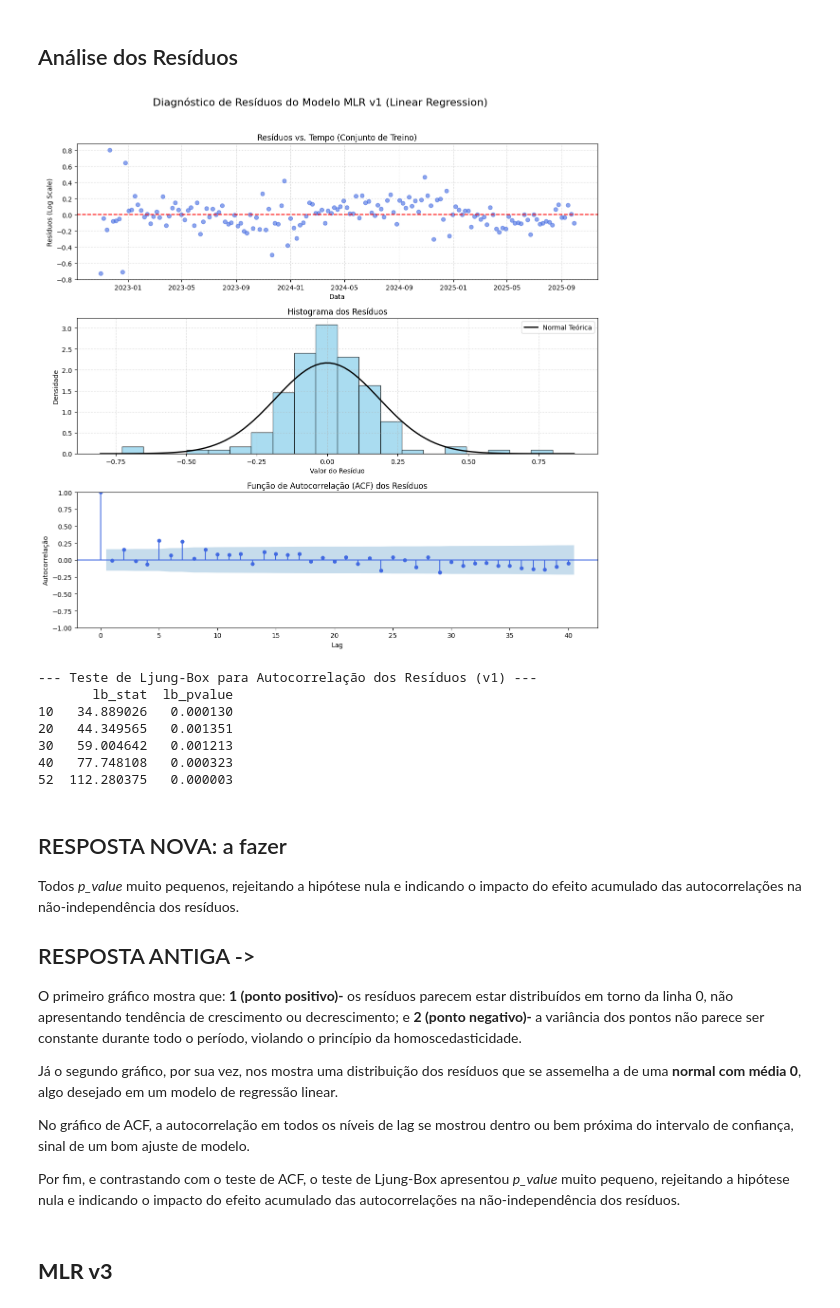
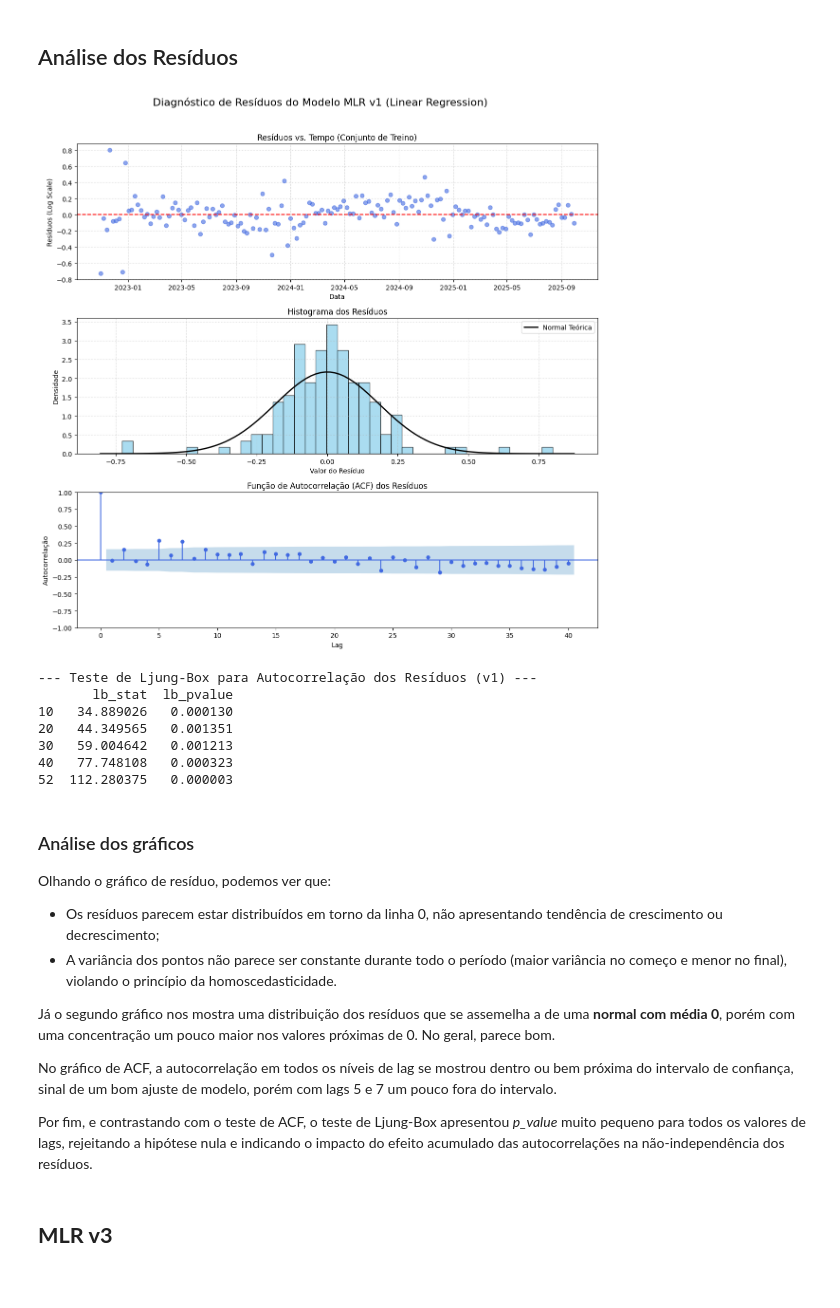
Before and after one commit to Vinasque/series_temporais, a Jupyter notebook: trabalho_a2.ipynb, the cells around one changed output. Cells and saved outputs as stored; diff of their text form; code cells hidden in the pictures.

```diff
--- a/trabalho_a2.ipynb
+++ b/trabalho_a2.ipynb
@@ -709,35 +709,35 @@ axs[0].set_xlabel('Data')
 axs[0].set_ylabel('Resíduos (Log Scale)')
 axs[0].grid(True, linestyle=':', alpha=0.7)
 
 # B. Histograma dos resíduos com Curva Normal
-axs[1].hist(residuos, bins=20, density=True, edgecolor='k', alpha=0.7, color='skyblue')
+axs[1].hist(residuos, bins=40, density=True, edgecolor='k', alpha=0.7, color='skyblue')
 xmin, xmax = axs[1].get_xlim()
 x = np.linspace(xmin, xmax, 100)
 p = stats.norm.pdf(x, residuos.mean(), residuos.std())
 axs[1].plot(x, p, 'k', linewidth=2, label='Normal Teórica')
 
 axs[1].set_title('Histograma dos Resíduos')
 axs[1].set_xlabel('Valor do Resíduo')
 axs[1].set_ylabel('Densidade')
 axs[1].legend()
 axs[1].grid(True, linestyle=':', alpha=0.7)
 
 # C. Função de autocorrelação (ACF) dos resíduos
 sm.graphics.tsa.plot_acf(residuos, lags=40, ax=axs[2], color='royalblue', vlines_kwargs={"colors": "royalblue"})
 axs[2].set_title('Função de Autocorrelação (ACF) dos Resíduos')
 axs[2].set_xlabel('Lag')
 axs[2].set_ylabel('Autocorrelação')
 
 plt.tight_layout(rect=[0, 0, 1, 0.96])
 plt.show()
 
 # Teste Estatístico de Ljung-Box
 # H0: Os resíduos são independentes (Ruído Branco) -> Queremos p-value > 0.05
 ljung_box_results = acorr_ljungbox(residuos, lags=[10, 20, 30, 40, 52], return_df=True)
 print("\n--- Teste de Ljung-Box para Autocorrelação dos Resíduos (v1) ---")
 print(ljung_box_results)
 # %% [output]
-[figure, old version]
+[figure, new version]
 --- Teste de Ljung-Box para Autocorrelação dos Resíduos (v1) ---
        lb_stat  lb_pvalue
 10   34.889026   0.000130
@@ -746,18 +746,16 @@ print(ljung_box_results)
 40   77.748108   0.000323
 52  112.280375   0.000003
 # %% [markdown]
-## RESPOSTA NOVA: a fazer
-Todos *p_value* muito pequenos, rejeitando a hipótese nula e indicando o impacto do efeito acumulado das autocorrelações na não-independência dos resíduos.
+### Análise dos gráficos
+Olhando o gráfico de resíduo, podemos ver que:
+- Os resíduos parecem estar distribuídos em torno da linha 0, não apresentando tendência de crescimento ou decrescimento;
+- A variância dos pontos não parece ser constante durante todo o período (maior variância no começo e menor no final), violando o princípio da homoscedasticidade.
 
+Já o segundo gráfico nos mostra uma distribuição dos resíduos que se assemelha a de uma **normal com média 0**, porém com uma concentração um pouco maior nos valores próximas de 0. No geral, parece bom.
 
-## RESPOSTA ANTIGA ->
-O primeiro gráfico mostra que: **1 (ponto positivo)-** os resíduos parecem estar distribuídos em torno da linha 0, não apresentando tendência de crescimento ou decrescimento; e **2 (ponto negativo)-** a variância dos pontos não parece ser constante durante todo o período, violando o princípio da homoscedasticidade.
+No gráfico de ACF, a autocorrelação em todos os níveis de lag se mostrou dentro ou bem próxima do intervalo de confiança, sinal de um bom ajuste de modelo, porém com lags 5 e 7 um pouco fora do intervalo.
 
-Já o segundo gráfico, por sua vez, nos mostra uma distribuição dos resíduos que se assemelha a de uma **normal com média 0**, algo desejado em um modelo de regressão linear.
-
-No gráfico de ACF, a autocorrelação em todos os níveis de lag se mostrou dentro ou bem próxima do intervalo de confiança, sinal de um bom ajuste de modelo.
-
-Por fim, e contrastando com o teste de ACF, o teste de Ljung-Box apresentou *p_value* muito pequeno, rejeitando a hipótese nula e indicando o impacto do efeito acumulado das autocorrelações na não-independência dos resíduos.
+Por fim, e contrastando com o teste de ACF, o teste de Ljung-Box apresentou *p_value* muito pequeno para todos os valores de lags, rejeitando a hipótese nula e indicando o impacto do efeito acumulado das autocorrelações na não-independência dos resíduos.
 # %% [markdown]
 ## **MLR v3**
 # %% [markdown]
```
Also changed, not shown: parts of 9 cells of this notebook.
